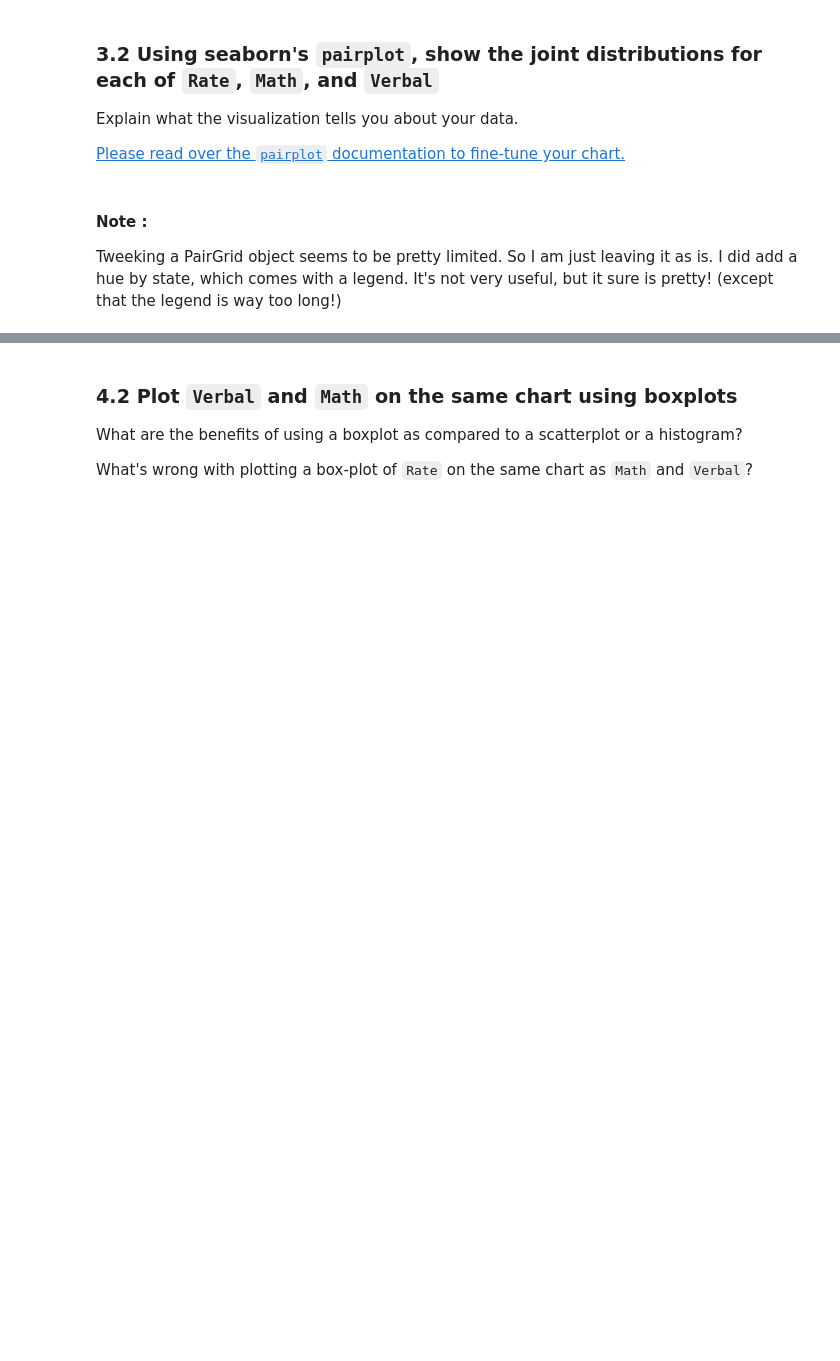
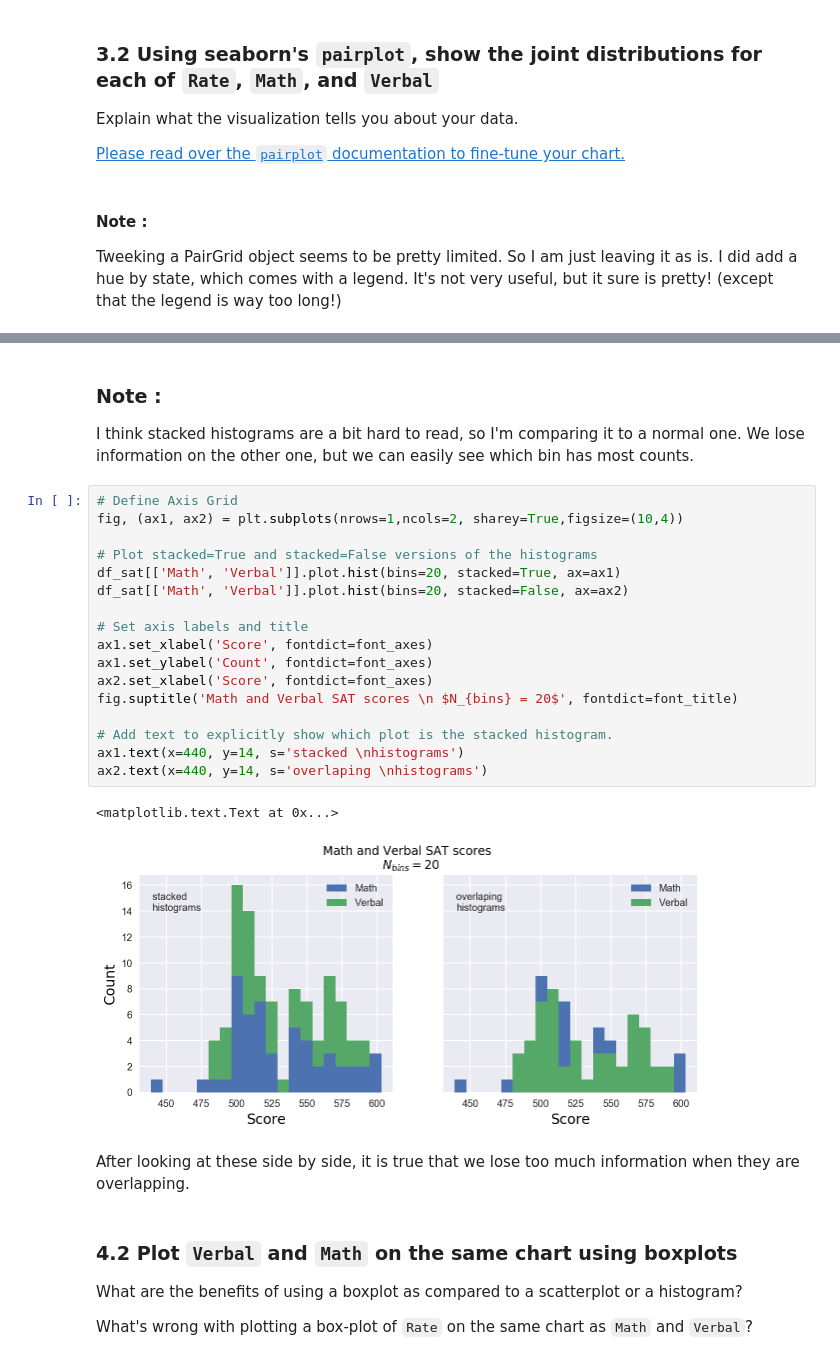
Before and after one commit to t-brewer/sats_and_drugs, a Jupyter notebook: project-02-v2-starter-code.ipynb, the cells around one changed output, grey strips where cells are left out. Cells and saved outputs as stored; diff of their text form; blank space fills up the shorter version.

```diff
--- a/project-02-v2-starter-code.ipynb
+++ b/project-02-v2-starter-code.ipynb
@@ -389,6 +409,31 @@ Pandas is very powerful and contains a variety of nice, built-in plotting functi
 http://pandas.pydata.org/pandas-docs/stable/visualization.html
 
 ### 4.1 Plot a stacked histogram with `Verbal` and `Math` using pandas
+# %% [markdown]
+### Note :
+I think stacked histograms are a bit hard to read, so I'm comparing it to a normal one.  We lose information on the other one, but we can easily see which bin has most counts.
+# %%
+# Define Axis Grid
+fig, (ax1, ax2) = plt.subplots(nrows=1,ncols=2, sharey=True,figsize=(10,4))
+
+# Plot stacked=True and stacked=False versions of the histograms
+df_sat[['Math', 'Verbal']].plot.hist(bins=20, stacked=True, ax=ax1)
+df_sat[['Math', 'Verbal']].plot.hist(bins=20, stacked=False, ax=ax2)
+
+# Set axis labels and title
+ax1.set_xlabel('Score', fontdict=font_axes)
+ax1.set_ylabel('Count', fontdict=font_axes)
+ax2.set_xlabel('Score', fontdict=font_axes)
+fig.suptitle('Math and Verbal SAT scores \n $N_{bins} = 20$', fontdict=font_title)
+
+# Add text to explicitly show which plot is the stacked histogram.
+ax1.text(x=440, y=14, s='stacked \nhistograms')
+ax2.text(x=440, y=14, s='overlaping \nhistograms')
+# %% [output]
+<matplotlib.text.Text at 0x...>
+[figure, added]
+# %% [markdown]
+After looking at these side by side, it is true that we lose too much information when they are overlapping.
 # %% [markdown]
 ### 4.2 Plot `Verbal` and `Math` on the same chart using boxplots
 
```
Also changed, not shown: parts of 22 cells of this notebook.
